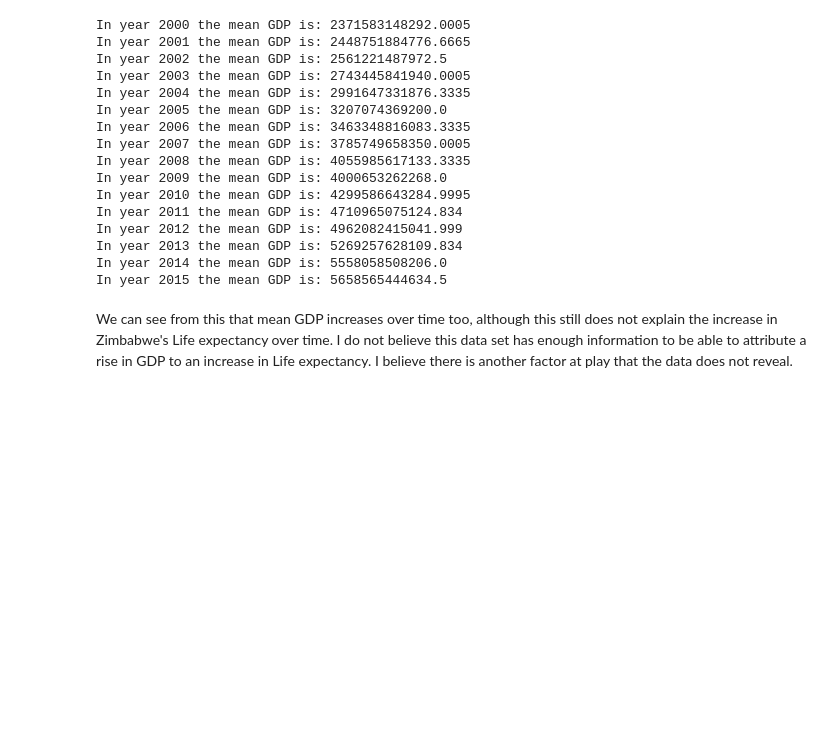
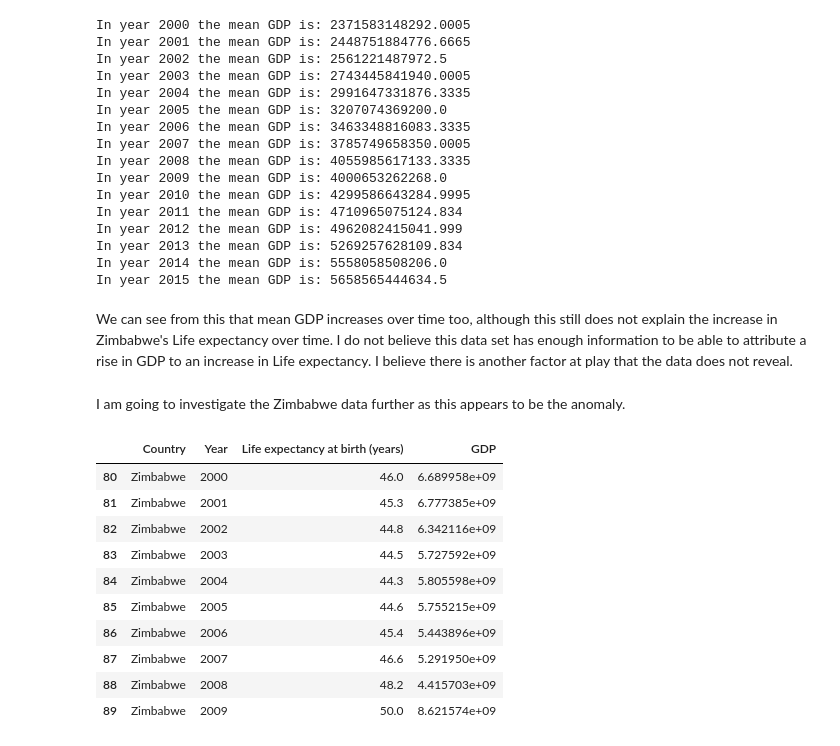
Before and after one commit to jedijoff/Life-Expectancy-and-GDP-Starter, a Jupyter notebook: life_expectancy_gdp.ipynb, the cells around one changed output. Saved outputs shown, nothing was run; the diff lists cells and outputs as text; code cells hidden in the pictures; blank space fills up the shorter version.

```diff
--- a/life_expectancy_gdp.ipynb
+++ b/life_expectancy_gdp.ipynb
@@ -124,3 +124,20 @@ In year 2014 the mean GDP is: 5558058508206.0
 In year 2015 the mean GDP is: 5658565444634.5
 # %% [markdown]
 We can see from this that mean GDP increases over time too, although this still does not explain the increase in Zimbabwe's Life expectancy over time. I do not believe this data set has enough information to be able to attribute a rise in GDP to an increase in Life expectancy. I believe there is another factor at play that the data does not reveal.
+# %% [markdown]
+I am going to investigate the Zimbabwe data further as this appears to be the anomaly.
+# %%
+zimbabwe_data = life_expectancy_data[life_expectancy_data.Country == 'Zimbabwe']
+zimbabwe_data.head(10)
+# %% [output]
+|  | Country | Year | Life expectancy at birth (years) | GDP |
+| 80 | Zimbabwe | 2000 | 46.0 | 6.689958e+09 |
+| 81 | Zimbabwe | 2001 | 45.3 | 6.777385e+09 |
+| 82 | Zimbabwe | 2002 | 44.8 | 6.342116e+09 |
+| 83 | Zimbabwe | 2003 | 44.5 | 5.727592e+09 |
+| 84 | Zimbabwe | 2004 | 44.3 | 5.805598e+09 |
+| 85 | Zimbabwe | 2005 | 44.6 | 5.755215e+09 |
+| 86 | Zimbabwe | 2006 | 45.4 | 5.443896e+09 |
+| 87 | Zimbabwe | 2007 | 46.6 | 5.291950e+09 |
+| 88 | Zimbabwe | 2008 | 48.2 | 4.415703e+09 |
+| 89 | Zimbabwe | 2009 | 50.0 | 8.621574e+09 |
```
Also changed, not shown: parts of 6 cells of this notebook.
